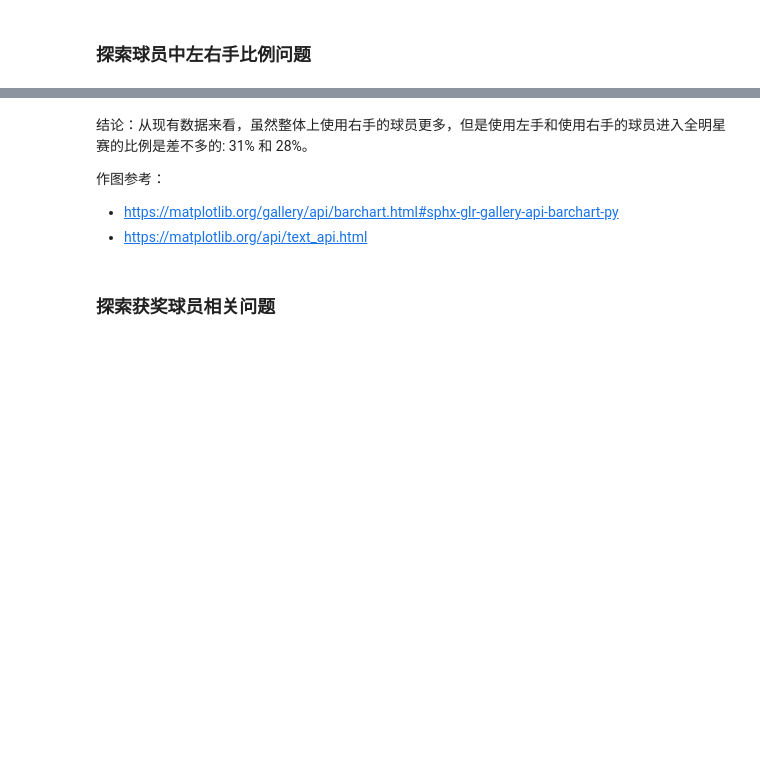
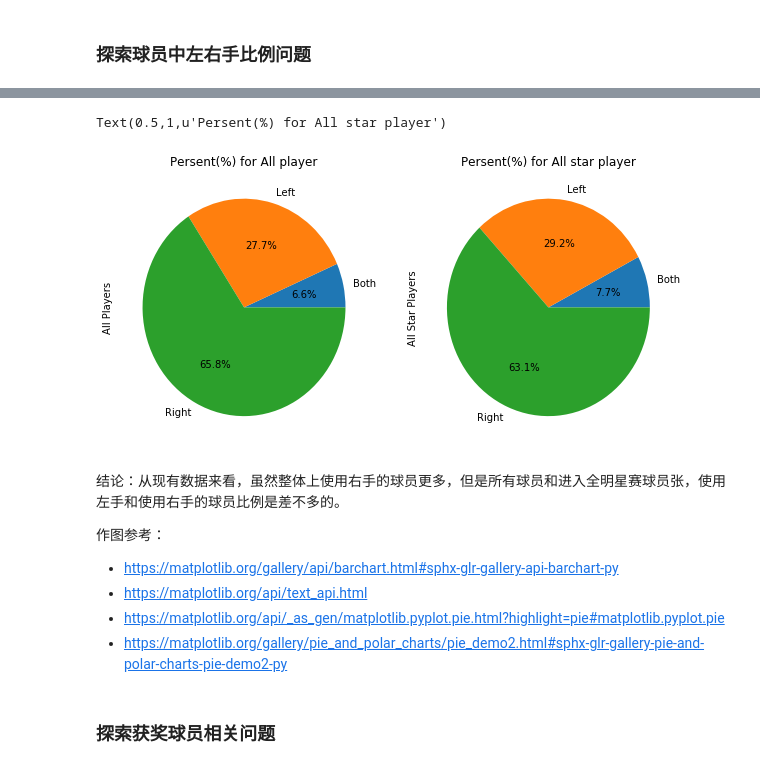
Before and after one commit to X1angMe1/Udacity_MLBasic_P4, a Jupyter notebook: project/Baseball_Analyzation.ipynb, the cells around one changed output, grey strips where cells are left out. Drawn from its saved outputs; the diff is of its cells as text; code cells hidden in the pictures; blank space fills up the shorter version.

```diff
--- a/project/Baseball_Analyzation.ipynb
+++ b/project/Baseball_Analyzation.ipynb
@@ -72,9 +42,24 @@ autolabel(rects2)
+# %%
+# 绘制所有球员和全明赛球员中左右手球员的比例图
+fig,ax=plt.subplots(1,2,figsize=(10,5))
+labels='Both','Left','Right'
+master.groupby('bats').size().plot(kind='pie',autopct='%.1f%%',labels=labels,ax=ax[0])
+ax[0].set_ylabel('All Players')
+ax[0].set_title('Persent(%) for All player',fontsize=12,color='black')
+allstar_player.groupby('bats').size().plot(kind='pie',autopct='%.1f%%',labels=labels,ax=ax[1])
+ax[1].set_ylabel('All Star Players')
+ax[1].set_title('Persent(%) for All star player',fontsize=12,color='black')
+# %% [output]
+Text(0.5,1,u'Persent(%) for All star player')
+[figure, added]
 # %% [markdown]
-结论：从现有数据来看，虽然整体上使用右手的球员更多，但是使用左手和使用右手的球员进入全明星赛的比例是差不多的: 31% 和 28%。
+结论：从现有数据来看，虽然整体上使用右手的球员更多，但是所有球员和进入全明星赛球员张，使用左手和使用右手的球员比例是差不多的。
 
 作图参考：
    * https://matplotlib.org/gallery/api/barchart.html#sphx-glr-gallery-api-barchart-py
    * https://matplotlib.org/api/text_api.html
+   * https://matplotlib.org/api/_as_gen/matplotlib.pyplot.pie.html?highlight=pie#matplotlib.pyplot.pie
+   * https://matplotlib.org/gallery/pie_and_polar_charts/pie_demo2.html#sphx-glr-gallery-pie-and-polar-charts-pie-demo2-py
 # %% [markdown]
 ### 探索获奖球员相关问题
 # %%
```
Also changed, not shown: parts of 59 cells of this notebook.
